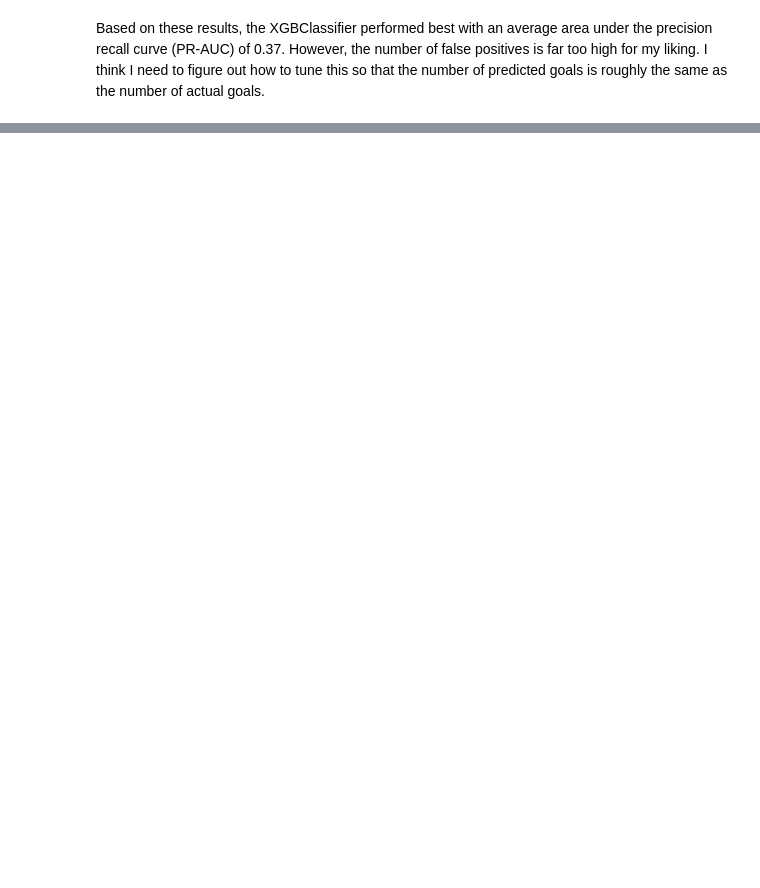
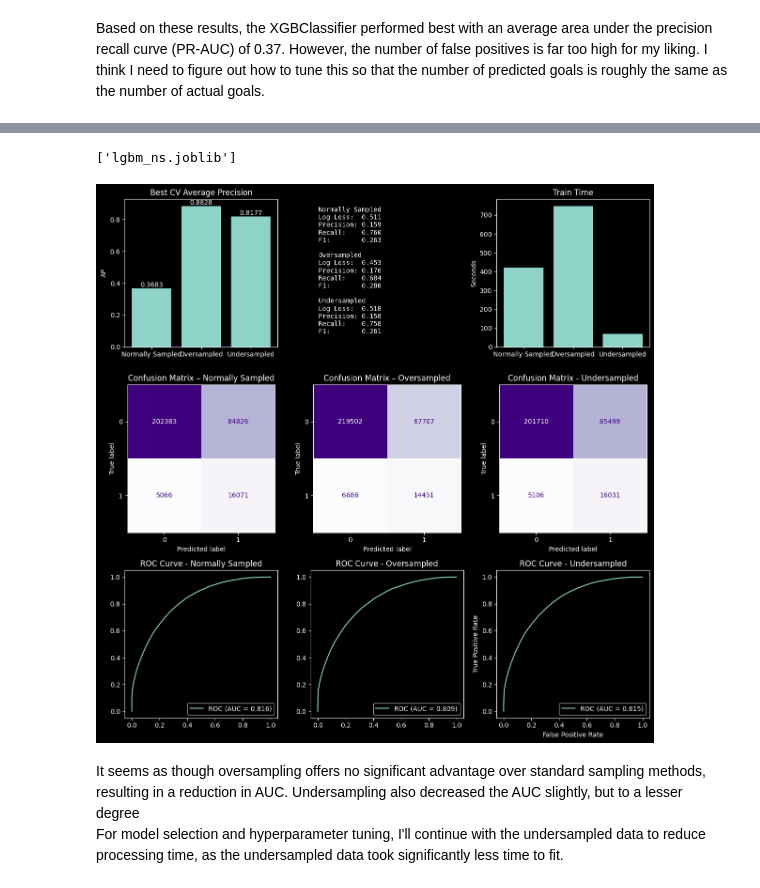
Before and after one commit to chrischoi7/nhl-shots, a Jupyter notebook: Modeling.ipynb, the cells around one changed output, grey strips where cells are left out. Saved outputs shown, nothing was run; the diff lists cells and outputs as text; code cells hidden in the pictures; blank space fills up the shorter version.

```diff
--- a/Modeling.ipynb
+++ b/Modeling.ipynb
@@ -490,0 +599,11 @@ print(cfm)
+# %%
+from joblib import dump, load
+dump(lgbm_os, 'lgbm_os.joblib')
+dump(lgbm_us, 'lgbm_us.joblib')
+dump(lgbm_ns, 'lgbm_ns.joblib')
+# %% [output]
+['lgbm_ns.joblib']
+# %%
+lgbm_os = load('lgbm_os.joblib')
+lgbm_us = load('lgbm_us.joblib')
+lgbm_ns = load('lgbm_ns.joblib')
@@ -490,0 +743,9 @@ print(cfm)
+# %%
+sample_comparison(lgbm_os, lgbm_ns, lgbm_us)
+
+plt.show()
+# %% [output]
+[figure, added]
+# %% [markdown]
+It seems as though oversampling offers no significant advantage over standard sampling methods, resulting in a reduction in AUC. Undersampling also decreased the AUC slightly, but to a lesser degree \
+For model selection and hyperparameter tuning, I'll continue with the undersampled data to reduce processing time, as the undersampled data took significantly less time to fit.
```
Also changed, not shown: parts of 65 cells of this notebook.
